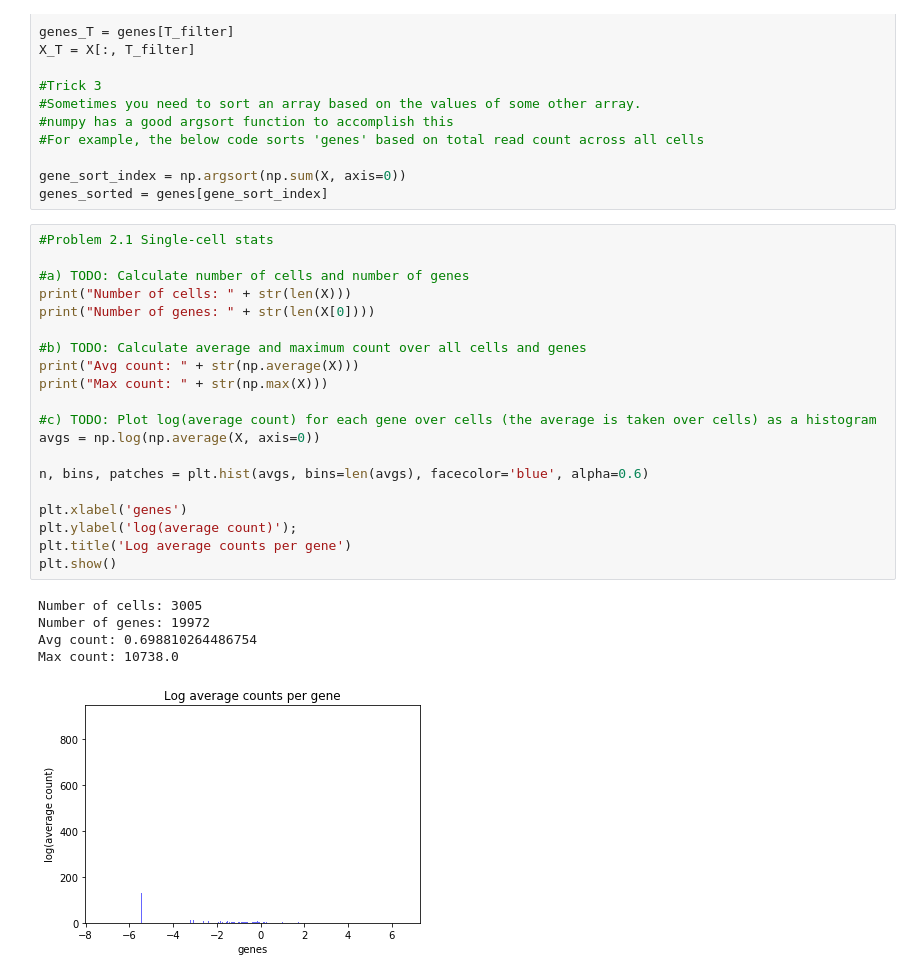
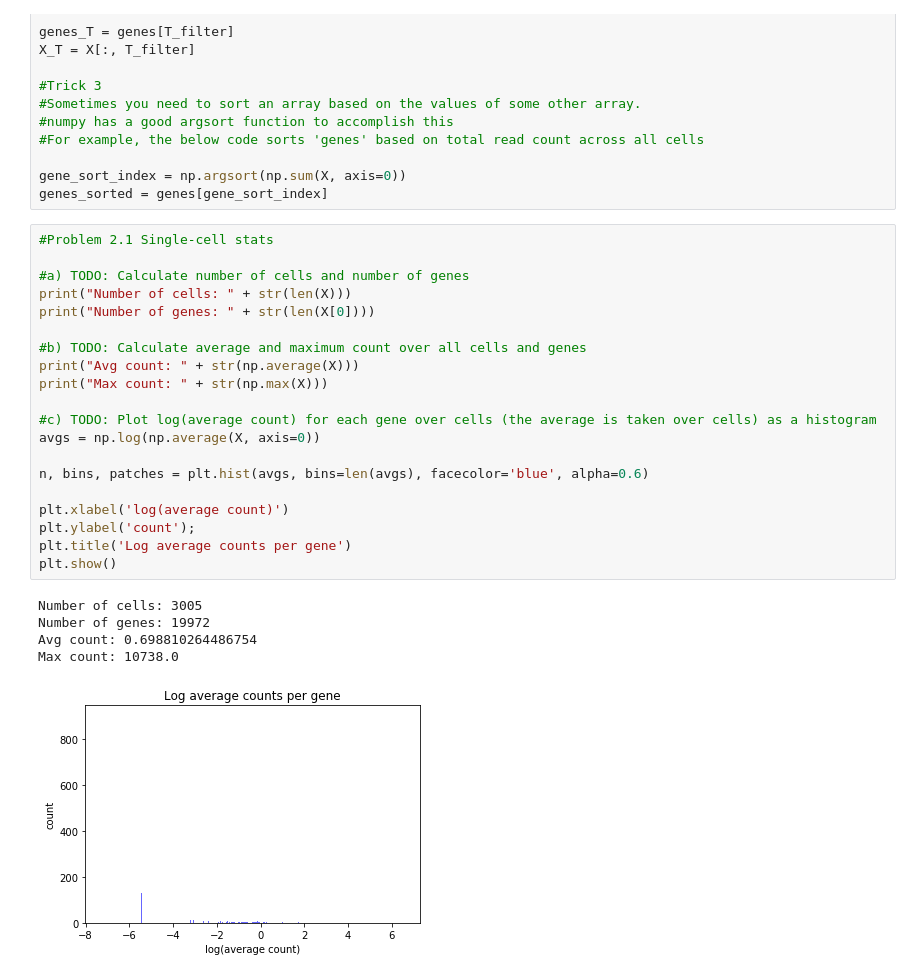
Before and after one commit to tonymadkins/compbio, a Jupyter notebook: hw2/hw2_single_cell.ipynb, the cells around one changed output. Saved outputs shown, nothing was run; the diff lists cells and outputs as text.

```diff
--- a/hw2/hw2_single_cell.ipynb
+++ b/hw2/hw2_single_cell.ipynb
@@ -43,29 +43,29 @@ genes_sorted = genes[gene_sort_index]
 # %%
 #Problem 2.1 Single-cell stats
 
 #a) TODO: Calculate number of cells and number of genes
 print("Number of cells: " + str(len(X)))
 print("Number of genes: " + str(len(X[0])))
 
 #b) TODO: Calculate average and maximum count over all cells and genes
 print("Avg count: " + str(np.average(X)))
 print("Max count: " + str(np.max(X)))
 
 #c) TODO: Plot log(average count) for each gene over cells (the average is taken over cells) as a histogram
 avgs = np.log(np.average(X, axis=0))
 
 n, bins, patches = plt.hist(avgs, bins=len(avgs), facecolor='blue', alpha=0.6)
 
-plt.xlabel('genes')
-plt.ylabel('log(average count)');
+plt.xlabel('log(average count)')
+plt.ylabel('count');
 plt.title('Log average counts per gene')
 plt.show()
 # %% [output]
 Number of cells: 3005
 Number of genes: 19972
 Avg count: 0.698810264486754
 Max count: 10738.0
-[figure, old version]
+[figure, new version]
 # %%
 #Problem 2.2 PCA/tSNE
 
```
Also changed, not shown: parts of 3 cells of this notebook, 7 other files.
